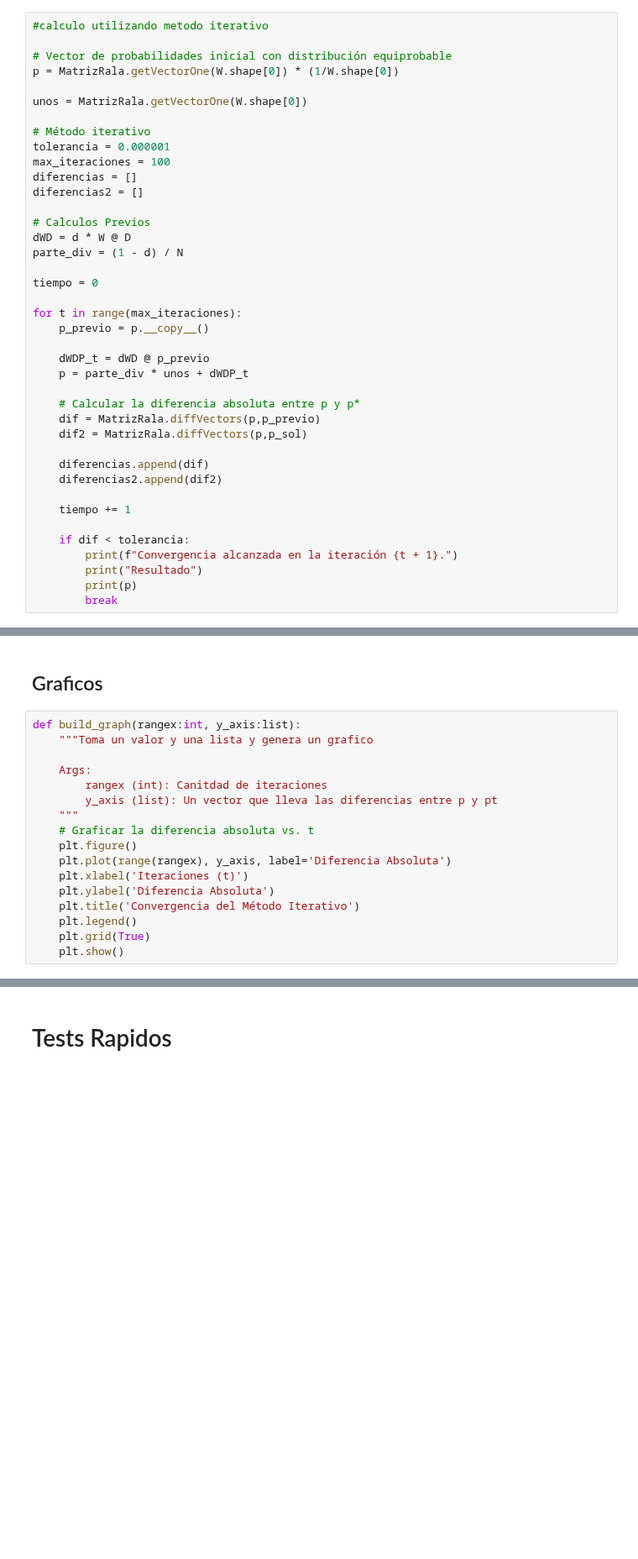
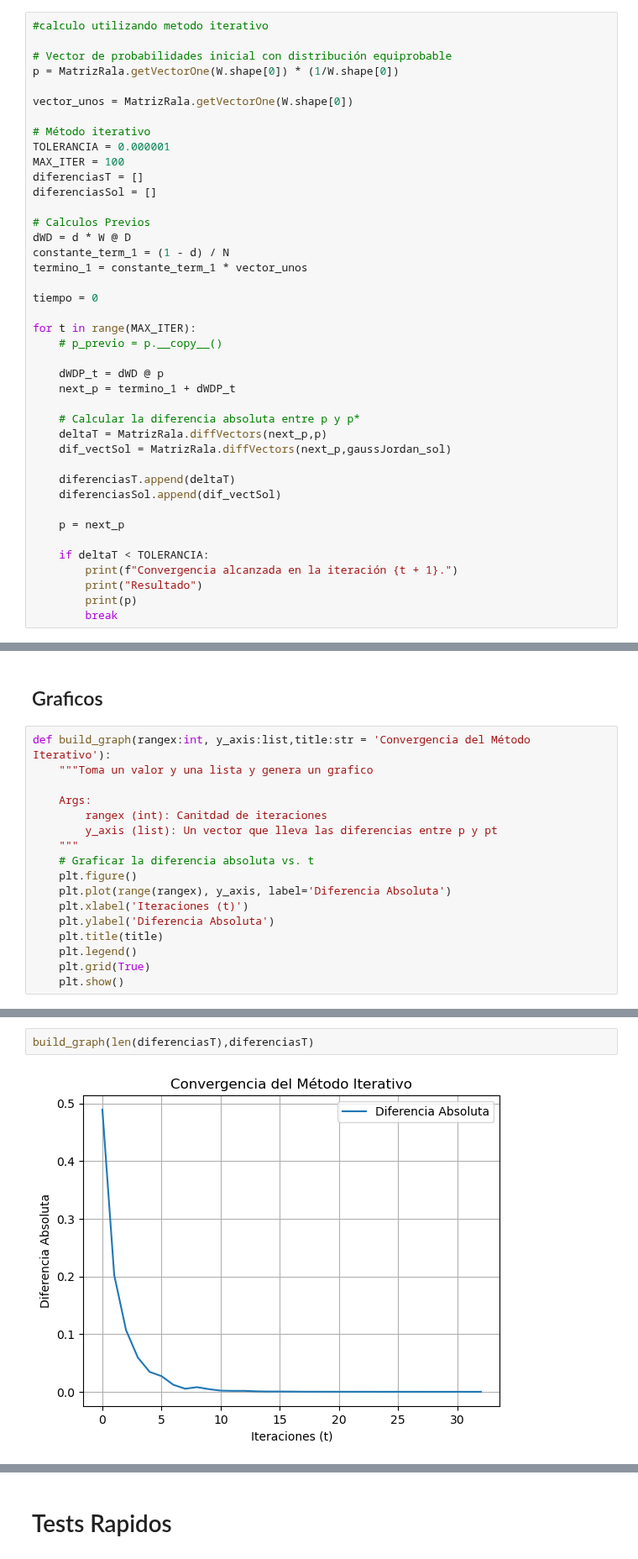
Before and after one commit to emilymaccarthy/PageRank_papers, a Jupyter notebook: ejercicio_{3}.ipynb, the cells around one changed output, grey strips where cells are left out. Shown at 84% size. Drawn from its saved outputs; the diff is of its cells as text; blank space fills up the shorter version.

```diff
--- a/ejercicio_{3}.ipynb
+++ b/ejercicio_{3}.ipynb
@@ -163,36 +173,37 @@ $p^* = \frac{1 - d}{N} \mathbf{1} + d \mathbf{W}\mathbf{D}p^*$
 # Vector de probabilidades inicial con distribución equiprobable
 p = MatrizRala.getVectorOne(W.shape[0]) * (1/W.shape[0])
 
-unos = MatrizRala.getVectorOne(W.shape[0])
+vector_unos = MatrizRala.getVectorOne(W.shape[0])
 
 # Método iterativo
-tolerancia = 0.000001
-max_iteraciones = 100
-diferencias = []
-diferencias2 = []
+TOLERANCIA = 0.000001
+MAX_ITER = 100
+diferenciasT = []
+diferenciasSol = []
 
 # Calculos Previos
 dWD = d * W @ D
-parte_div = (1 - d) / N
+constante_term_1 = (1 - d) / N
+termino_1 = constante_term_1 * vector_unos
 
 tiempo = 0
 
-for t in range(max_iteraciones):
-    p_previo = p.__copy__()
+for t in range(MAX_ITER):
+    # p_previo = p.__copy__()
 
-    dWDP_t = dWD @ p_previo
-    p = parte_div * unos + dWDP_t
+    dWDP_t = dWD @ p
+    next_p = termino_1 + dWDP_t
 
     # Calcular la diferencia absoluta entre p y p*
-    dif = MatrizRala.diffVectors(p,p_previo)
-    dif2 = MatrizRala.diffVectors(p,p_sol)
+    deltaT = MatrizRala.diffVectors(next_p,p)
+    dif_vectSol = MatrizRala.diffVectors(next_p,gaussJordan_sol)
 
-    diferencias.append(dif)
-    diferencias2.append(dif2)
+    diferenciasT.append(deltaT)
+    diferenciasSol.append(dif_vectSol)
 
-    tiempo += 1
+    p = next_p
 
-    if dif < tolerancia:
+    if deltaT < TOLERANCIA:
         print(f"Convergencia alcanzada en la iteración {t + 1}.")
         print("Resultado")
         print(p)
@@ -202,7 +227,7 @@ AttributeError: 'Nodo' object has no attribute 'raiz'
 # %% [markdown]
 ## Graficos
 # %%
-def build_graph(rangex:int, y_axis:list):
+def build_graph(rangex:int, y_axis:list,title:str = 'Convergencia del Método Iterativo'):
     """Toma un valor y una lista y genera un grafico
 
     Args:
@@ -214,7 +239,7 @@ def build_graph(rangex:int, y_axis:list):
     plt.plot(range(rangex), y_axis, label='Diferencia Absoluta')
     plt.xlabel('Iteraciones (t)')
     plt.ylabel('Diferencia Absoluta')
-    plt.title('Convergencia del Método Iterativo')
+    plt.title(title)
     plt.legend()
     plt.grid(True)
     plt.show()
@@ -224,0 +246,4 @@ build_graph(tiempo,diferencias2)
+# %%
+build_graph(len(diferenciasT),diferenciasT)
+# %% [output]
+[figure, added]
```
Also changed, not shown: parts of 11 cells of this notebook, 1 other file.
